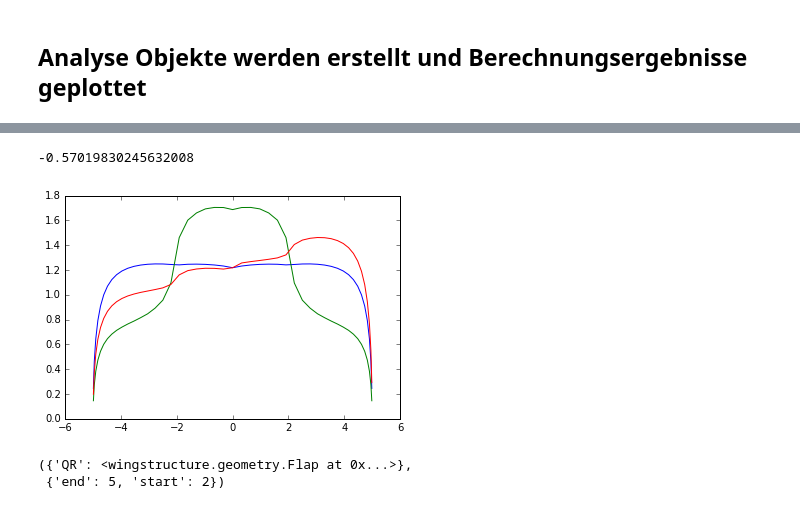
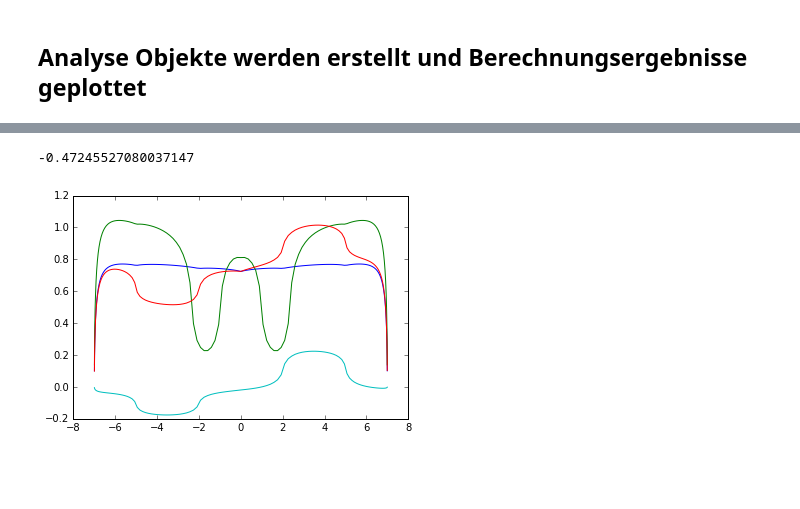
Before and after one commit to akafliegdarmstadt/wingstructure, a Jupyter notebook: examples/Interactive Multhopp.ipynb, the cells around one changed output, grey strips where cells are left out. Saved outputs shown, nothing was run; the diff lists cells and outputs as text; code cells hidden in the pictures; blank space fills up the shorter version.

Commit message:
implements wing plot

```diff
--- a/examples/Interactive Multhopp.ipynb
+++ b/examples/Interactive Multhopp.ipynb
@@ -17,16 +17,19 @@ wing3: Flügel mit Querrudern
 # %%
 span_positions = [0, 2, 5, 7]
 chord_lengths = [1, 0.9, 0.6, 0.3]
-offsets = [0, 0.4, 0.7]
+offsets = [0, 0.1, 0.4, 0.7]
 twists = [0]*4
 airfoils = [None]*4
 
 twists2 = [0, 0, np.deg2rad(-1), np.deg2rad(-2)]
 
 wing = WingExt.create_from_planform(span_positions, chord_lengths, offsets, twists, airfoils);
-wing.set_root_pos(0)
-wing.set_airbrake(1,3)
+wing.set_root_pos(0.7)
+wing.set_airbrake(1,2.3)
 
 wing2 = WingExt.create_from_planform(span_positions, chord_lengths, offsets, twists2, airfoils)
+wing2.set_root_pos(0.7)
 
-wing.set_flap('QR',2,5,0.2)
+wing.set_flap('QR',2,0.3,5,0.2)
+wing.set_flap('QR2', 5, 0.4, 7, 0.3)
+wing.plot()
@@ -69,15 +64,11 @@ array([ 0.0089137 ,  0.01682822,  0.02343829,  0.02876233,  0.03292133,
 # %%
 span_pos = liftana.calculation_positions
 
 plt.plot(span_pos, liftana.calculate(1.2, airbrake=False))
 plt.plot(span_pos, liftana.calculate(1.2, airbrake=True))
 plt.plot(span_pos, liftana.calculate(1.2, flaps_deflection=[{'flap_name':'QR','deflection_values':[5,-5]}]))
+plt.plot(span_pos, liftana.calculate(0.0, flaps_deflection=[{'flap_name':'QR','deflection_values':[5,-3]}]))
 liftana.airbrake_lift
 # %% [output]
--0.57019830245632008
+-0.47245527080037147
-[figure, old version]
+[figure, new version]
-# %%
-wing.flaps, wing.airbrake
-# %% [output]
-({'QR': <wingstructure.geometry.Flap at 0x...>},
- {'end': 5, 'start': 2})
```
Also changed, not shown: parts of 6 cells of this notebook, 3 other files.
